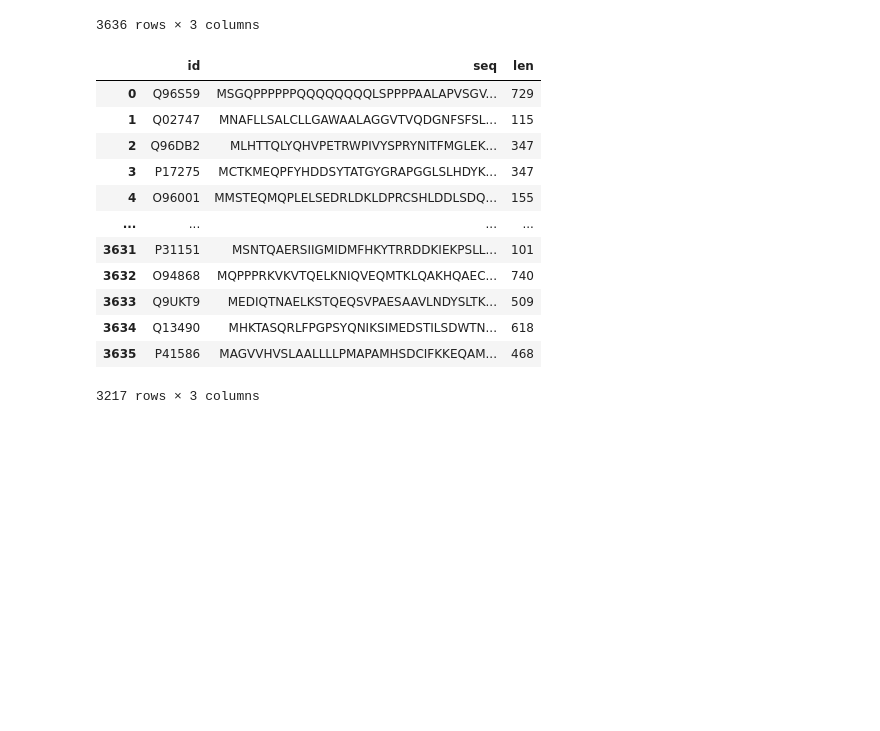
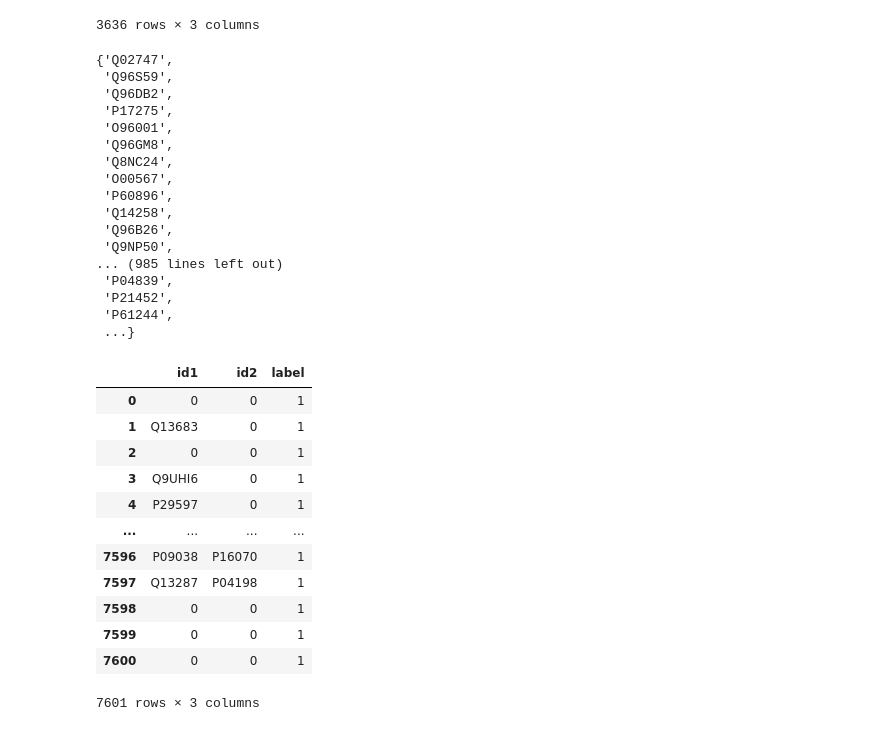
Before and after one commit to anhvt00/MCAPS, a Jupyter notebook: data/External-test-datasets/HPRD-2010-new/Non-redundant/prep_non_redundant.ipynb, the cells around one changed output. Drawn from its saved outputs; the diff is of its cells as text; code cells hidden in the pictures; blank space fills up the shorter version.

```diff
--- a/data/External-test-datasets/HPRD-2010-new/Non-redundant/prep_non_redundant.ipynb
+++ b/data/External-test-datasets/HPRD-2010-new/Non-redundant/prep_non_redundant.ipynb
@@ -55,18 +55,47 @@ df_hprd_id_seq_cd40
 # %%
 # Set of hprd cd40 short id
 df_hprd_id_seq_cd40_short = df_hprd_id_seq_cd40[df_hprd_id_seq_cd40['len'] < 1200]
-df_hprd_id_seq_cd40_short
+set_hprd_cd40_short = set(df_hprd_id_seq_cd40_short['id'])
+set_hprd_cd40_short
 # %% [output]
-|  | id | seq | len |
-| 0 | Q96S59 | MSGQPPPPPPQQQQQQQQLSPPPPAALAPVSGV... | 729 |
-| 1 | Q02747 | MNAFLLSALCLLGAWAALAGGVTVQDGNFSFSL... | 115 |
-| 2 | Q96DB2 | MLHTTQLYQHVPETRWPIVYSPRYNITFMGLEK... | 347 |
-| 3 | P17275 | MCTKMEQPFYHDDSYTATGYGRAPGGLSLHDYK... | 347 |
-| 4 | O96001 | MMSTEQMQPLELSEDRLDKLDPRCSHLDDLSDQ... | 155 |
-| ... | ... | ... | ... |
-| 3631 | P31151 | MSNTQAERSIIGMIDMFHKYTRRDDKIEKPSLL... | 101 |
-| 3632 | O94868 | MQPPPRKVKVTQELKNIQVEQMTKLQAKHQAEC... | 740 |
-| 3633 | Q9UKT9 | MEDIQTNAELKSTQEQSVPAESAAVLNDYSLTK... | 509 |
-| 3634 | Q13490 | MHKTASQRLFPGPSYQNIKSIMEDSTILSDWTN... | 618 |
-| 3635 | P41586 | MAGVVHVSLAALLLLPMAPAMHSDCIFKKEQAM... | 468 |
-3217 rows × 3 columns
+{'Q02747',
+ 'Q96S59',
+ 'Q96DB2',
+ 'P17275',
+ 'O96001',
+ 'Q96GM8',
+ 'Q8NC24',
+ 'O00567',
+ 'P60896',
+ 'Q14258',
+ 'Q96B26',
+ 'Q9NP50',
+... (985 lines left out)
+ 'P04839',
+ 'P21452',
+ 'P61244',
+ ...}
+# %%
+def mapid(id, set_id):
+    if id in set_id:
+        return id
+    else:
+        return 0
+
+df_hprd_cd40_short = df_hprd.applymap(lambda x: mapid(x, set_hprd_cd40_short))
+df_hprd_cd40_short['label'] = df_hprd['label']
+df_hprd_cd40_short
+# %% [output]
+|  | id1 | id2 | label |
+| 0 | 0 | 0 | 1 |
+| 1 | Q13683 | 0 | 1 |
+| 2 | 0 | 0 | 1 |
+| 3 | Q9UHI6 | 0 | 1 |
+| 4 | P29597 | 0 | 1 |
+| ... | ... | ... | ... |
+| 7596 | P09038 | P16070 | 1 |
+| 7597 | Q13287 | P04198 | 1 |
+| 7598 | 0 | 0 | 1 |
+| 7599 | 0 | 0 | 1 |
+| 7600 | 0 | 0 | 1 |
+7601 rows × 3 columns
```
Also changed, not shown: parts of 1 cell of this notebook.
